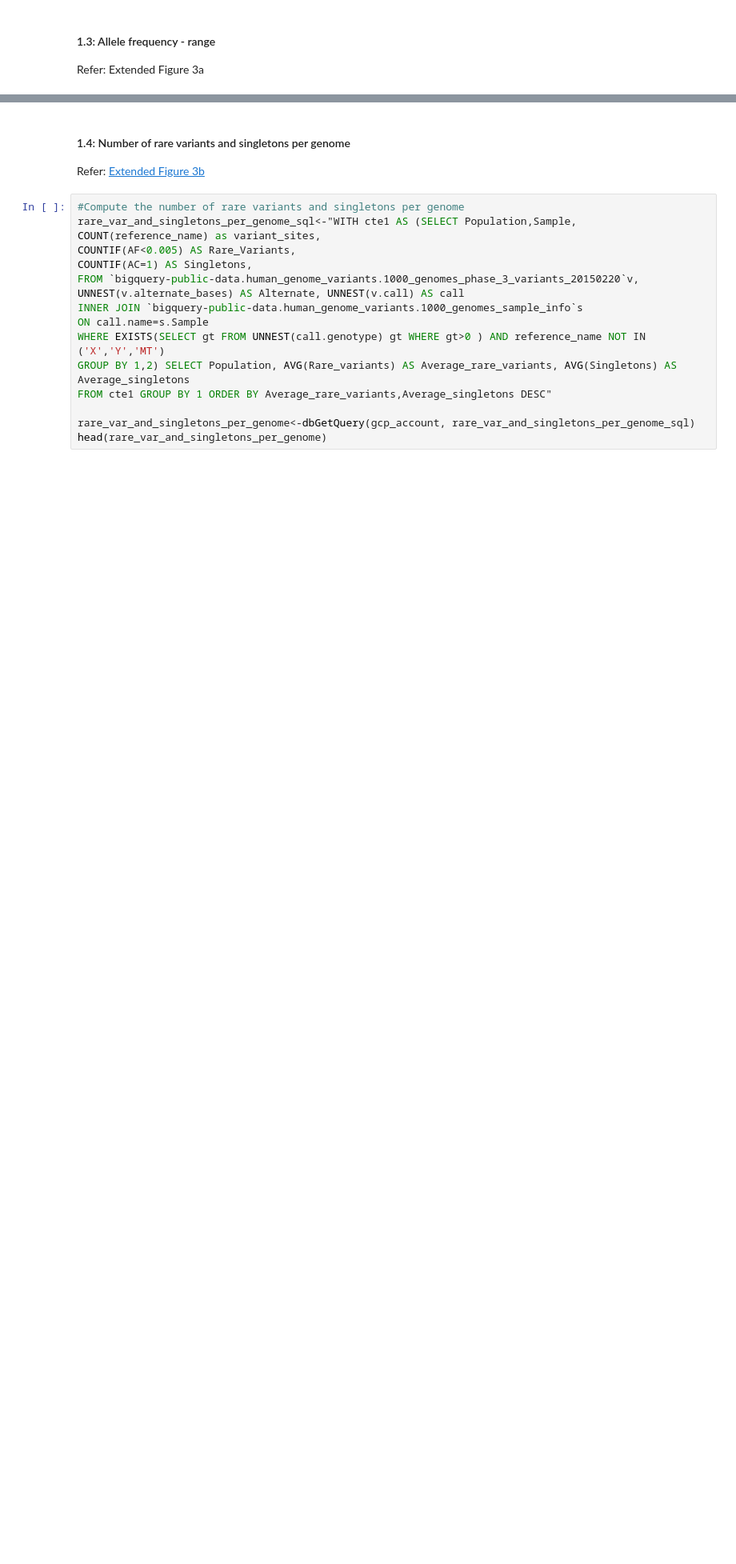
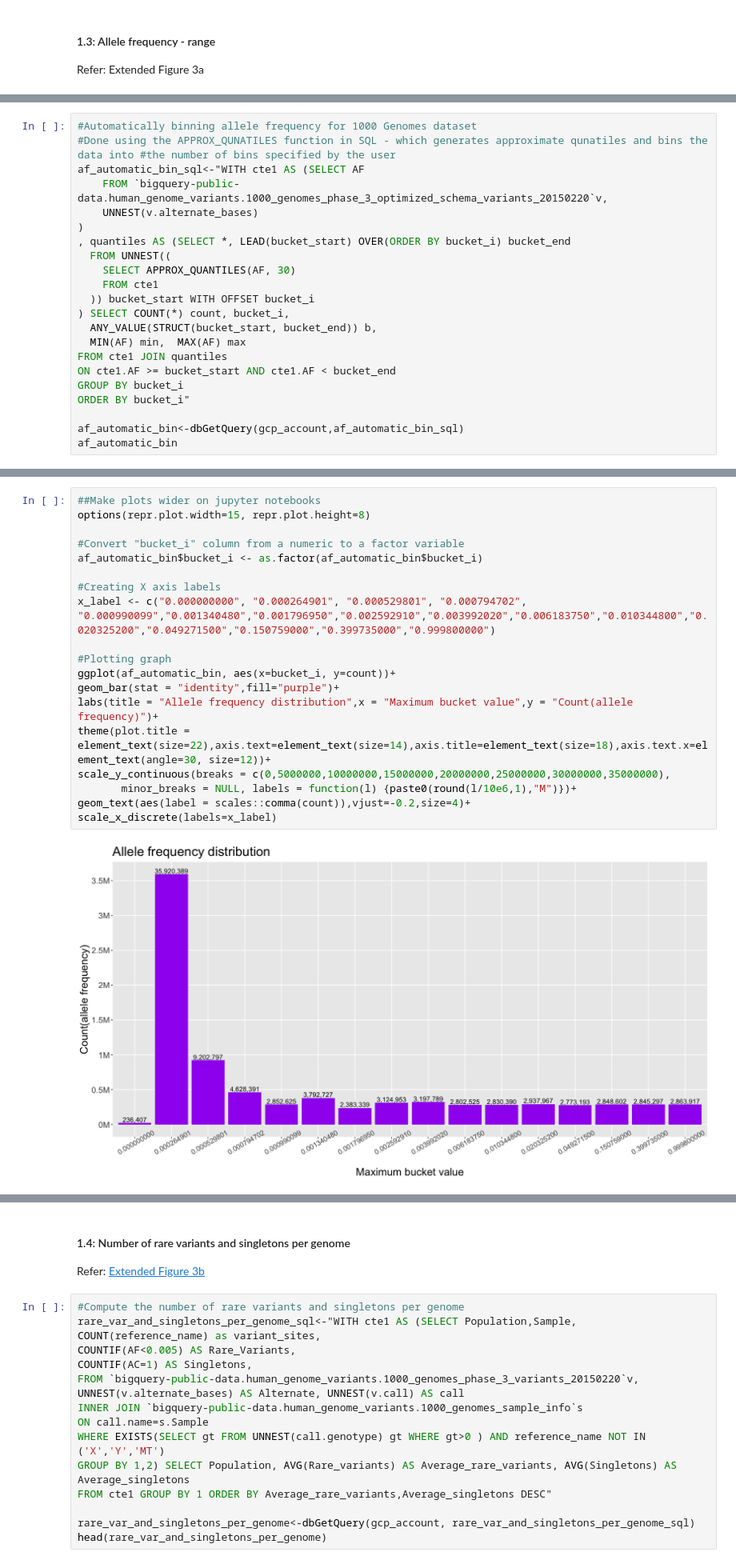
Before and after one commit to StanfordBioinformatics/variant-analysis-on-bigquery, a Jupyter notebook: 1000g_Analysis.ipynb, the cells around one changed output, grey strips where cells are left out. Shown at 80% size. Cells and saved outputs as stored; diff of their text form; blank space fills up the shorter version.

```diff
--- a/1000g_Analysis.ipynb
+++ b/1000g_Analysis.ipynb
@@ -237,0 +233,22 @@ Refer: Extended Figure 3a
+# %%
+#Automatically binning allele frequency for 1000 Genomes dataset
+#Done using the APPROX_QUNATILES function in SQL - which generates approximate qunatiles and bins the data into #the number of bins specified by the user
+af_automatic_bin_sql<-"WITH cte1 AS (SELECT AF
+    FROM `bigquery-public-data.human_genome_variants.1000_genomes_phase_3_optimized_schema_variants_20150220`v,
+    UNNEST(v.alternate_bases)
+)
+, quantiles AS (SELECT *, LEAD(bucket_start) OVER(ORDER BY bucket_i) bucket_end
+  FROM UNNEST((
+    SELECT APPROX_QUANTILES(AF, 30)
+    FROM cte1
+  )) bucket_start WITH OFFSET bucket_i
+) SELECT COUNT(*) count, bucket_i,
+  ANY_VALUE(STRUCT(bucket_start, bucket_end)) b,
+  MIN(AF) min,  MAX(AF) max
+FROM cte1 JOIN quantiles
+ON cte1.AF >= bucket_start AND cte1.AF < bucket_end
+GROUP BY bucket_i
+ORDER BY bucket_i"
+
+af_automatic_bin<-dbGetQuery(gcp_account,af_automatic_bin_sql)
+af_automatic_bin
@@ -238,2 +275,23 @@ Refer: Extended Figure 3a
+# %%
+##Make plots wider on jupyter notebooks
+options(repr.plot.width=15, repr.plot.height=8)
+
+#Convert "bucket_i" column from a numeric to a factor variable
+af_automatic_bin$bucket_i <- as.factor(af_automatic_bin$bucket_i)
+
+#Creating X axis labels
+x_label <- c("0.000000000", "0.000264901", "0.000529801", "0.000794702", "0.000990099","0.001340480","0.001796950","0.002592910","0.003992020","0.006183750","0.010344800","0.020325200","0.049271500","0.150759000","0.399735000","0.999800000")
+
+#Plotting graph
+ggplot(af_automatic_bin, aes(x=bucket_i, y=count))+
+geom_bar(stat = "identity",fill="purple")+
+labs(title = "Allele frequency distribution",x = "Maximum bucket value",y = "Count(allele frequency)")+
+theme(plot.title = element_text(size=22),axis.text=element_text(size=14),axis.title=element_text(size=18),axis.text.x=element_text(angle=30, size=12))+
+scale_y_continuous(breaks = c(0,5000000,10000000,15000000,20000000,25000000,30000000,35000000),
+       minor_breaks = NULL, labels = function(l) {paste0(round(l/10e6,1),"M")})+
+geom_text(aes(label = scales::comma(count)),vjust=-0.2,size=4)+
+scale_x_discrete(labels=x_label)
+# %% [output]
+[figure, added]
 # %%
 #Extracting the allele frequency
```
Also changed, not shown: parts of 14 cells of this notebook.
